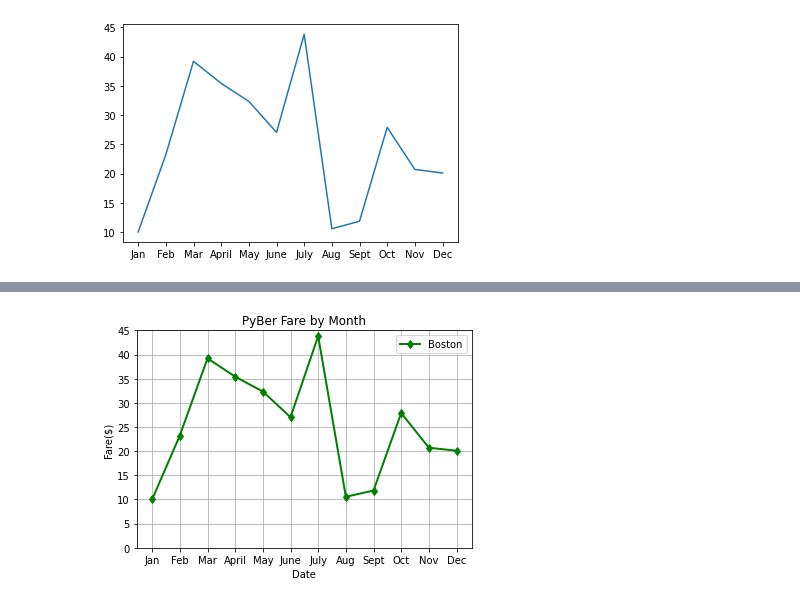
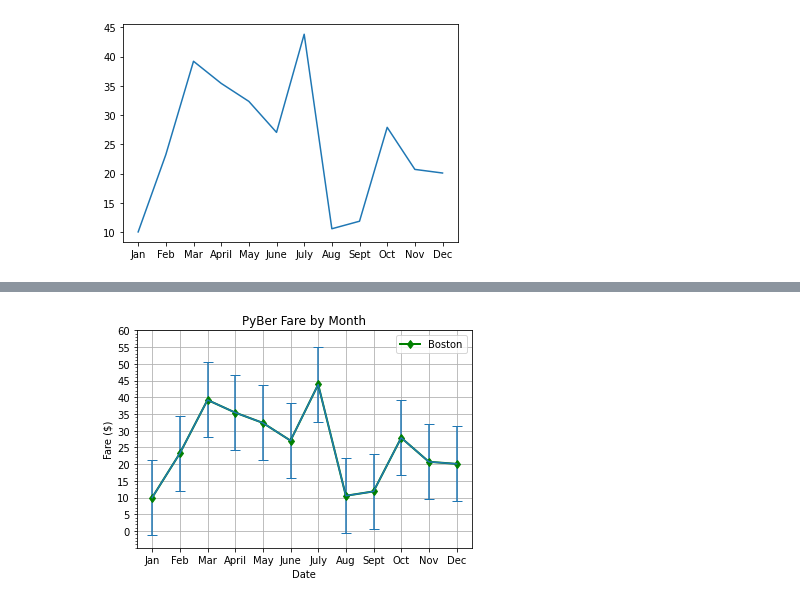
Before and after one commit to asliwinski23/PyBer_Analysis, a Jupyter notebook: matplotlib_practice.ipynb, the cells around one changed output, grey strips where cells are left out. Drawn from its saved outputs; the diff is of its cells as text; code cells hidden in the pictures.

```diff
--- a/matplotlib_practice.ipynb
+++ b/matplotlib_practice.ipynb
@@ -42,19 +26,31 @@ ax.plot(x_axis, y_axis)
 # %%
+ml = MultipleLocator(1)
+
 # Create the plot and add a label for the legend.
 plt.plot(x_axis, y_axis, marker="d", color="green", linewidth=2, label='Boston')
 # Create labels for the x and y axes.
 plt.xlabel("Date")
-plt.ylabel("Fare($)")
+plt.ylabel("Fare ($)")
 # Set the y limit between 0 and 45.
 plt.ylim(0, 45)
 # Create a title.
 plt.title("PyBer Fare by Month")
 # Add the legend.
 plt.legend()
 # Add a grid
 plt.grid()
+# adjust y limits
+plt.ylim(-5,60)
+plt.yticks(np.arange(0, 61, step=5.0))
+# get the standard deviation for the values in the y_axis
+stdev = statistics.stdev(y_axis)
+plt.errorbar(x_axis, y_axis, yerr=stdev, capsize = 5)
+# Create minor ticks at an increment of 1.
+# plt.minorticks_on() -- turns ticks on for both axis --> default is 1
+plt.axes().yaxis.set_minor_locator(ml)
+plt.show()
 # %% [output]
-[figure, old version]
+[figure, new version]
 # %%
 # Create the plot.
 plt.bar(x_axis, y_axis, color="green", label='Boston')
```
Also changed, not shown: parts of 11 cells of this notebook, 1 other file.
